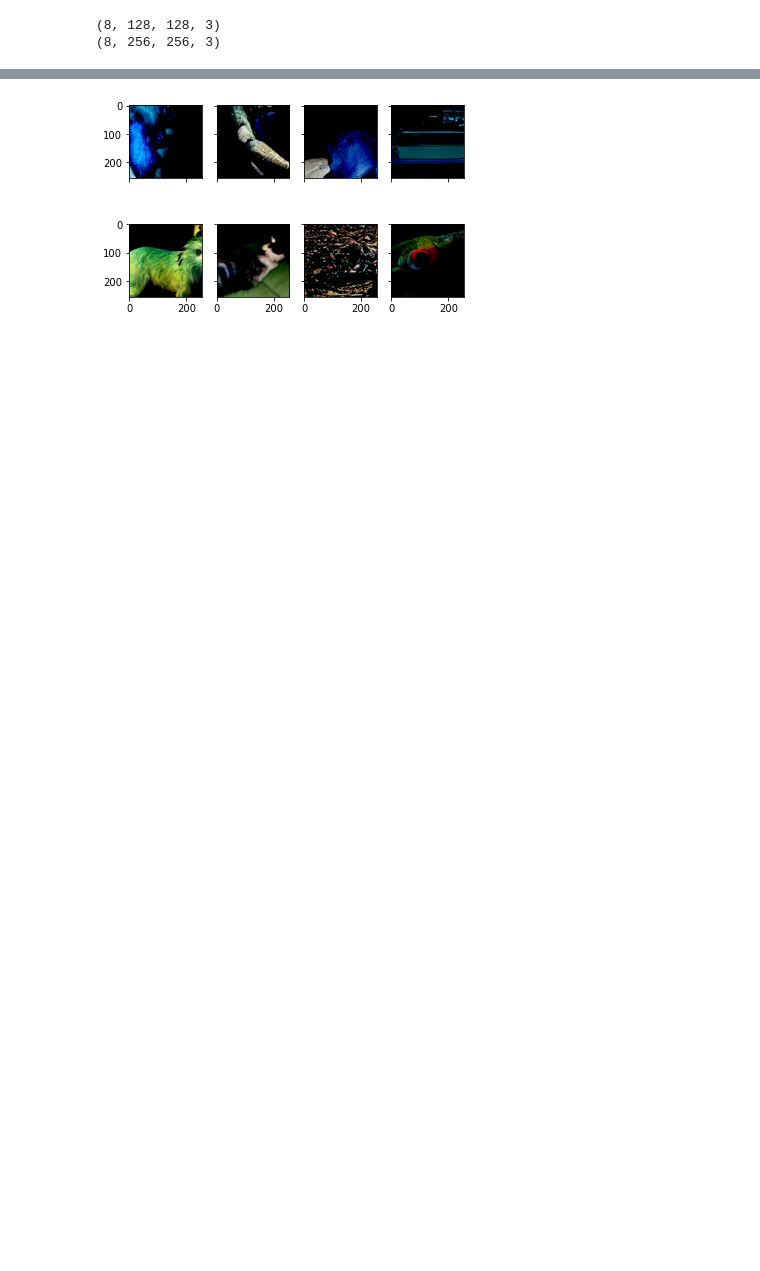
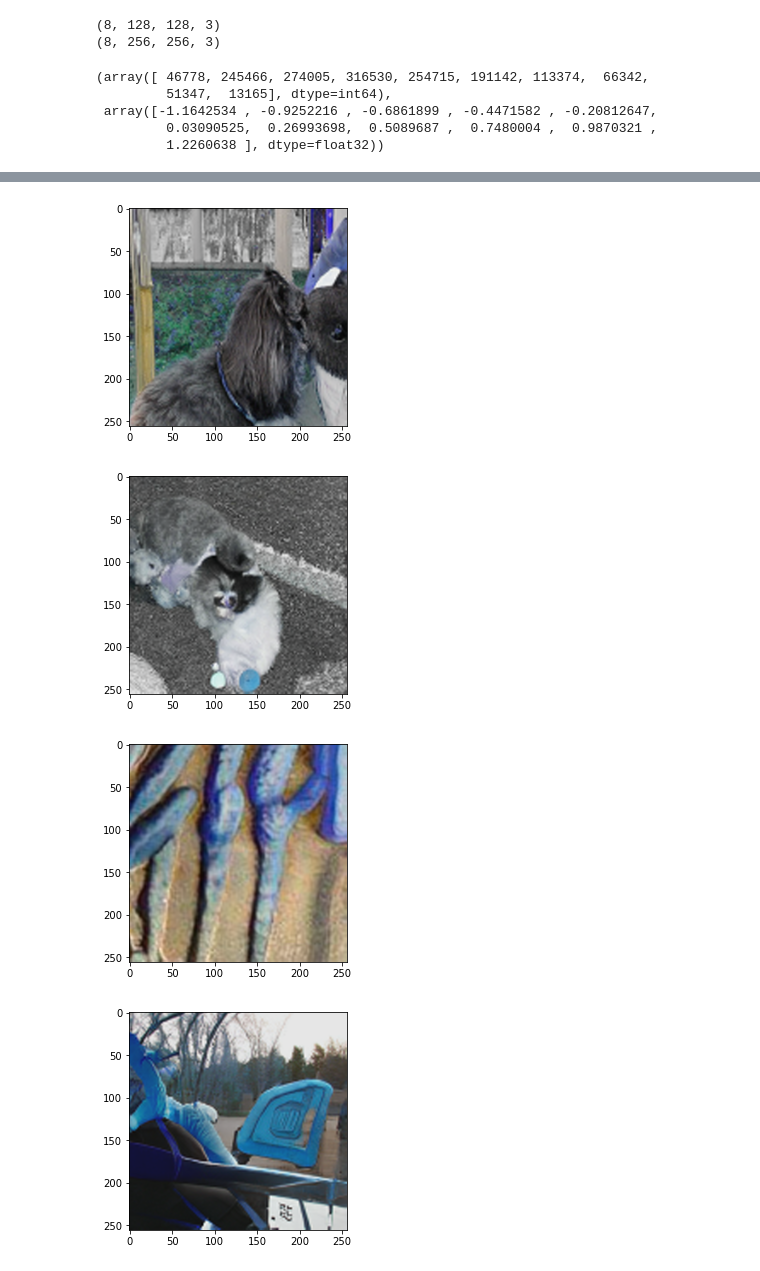
Before and after one commit to tingsyo/gpt2-zhtw, a Jupyter notebook: notebooks/20211207_graphics_from_text.ipynb, the cells around one changed output, grey strips where cells are left out. Drawn from its saved outputs; the diff is of its cells as text; code cells hidden in the pictures; blank space fills up the shorter version.

Commit message:
- updated notebooks/20211207_graphics_from_text.ipynb - added utils/dp1_retrieve_prossed_data.py - added utils/dp2_generate_poem_from_data.py

```diff
--- a/notebooks/20211207_graphics_from_text.ipynb
+++ b/notebooks/20211207_graphics_from_text.ipynb
@@ -34,0 +43,10 @@ KeysView(_SignatureMap({'encode': <ConcreteFunction pruned(x) at 0x...>, 'discri
+# %%
+import tensorflow as tf
+import tensorflow_hub as hub
+
+model_url = 'https://tfhub.dev/deepmind/bigbigan-resnet50/1'
+local_model_url = 'D:/workspace/image_generation_models/biggan-resnet50/'
+
+model = tf.saved_model.load(local_model_url)
+print(model)
+print(model.signatures.keys())
@@ -45,15 +71,24 @@ print(gen_samples['upsampled'].shape)
 # %% [output]
 (8, 128, 128, 3)
 (8, 256, 256, 3)
+# %%
+%matplotlib inline
+import matplotlib.pyplot as plt
+import numpy as np
+
+images = np.array(gen_samples['upsampled'])
+
+np.histogram(images.flatten())
+# %% [output]
+(array([ 46778, 245466, 274005, 316530, 254715, 191142, 113374,  66342,
+         51347,  13165], dtype=int64),
+ array([-1.1642534 , -0.9252216 , -0.6861899 , -0.4471582 , -0.20812647,
+         0.03090525,  0.26993698,  0.5089687 ,  0.7480004 ,  0.9870321 ,
+         1.2260638 ], dtype=float32))
 # %%
-%matplotlib inline
-import matplotlib.pyplot as plt
-import numpy as np
-
-images = np.array(gen_samples['upsampled'])
-
-fig, axs = plt.subplots(2, 4, sharex=True, sharey=True)
 for i in range(images.shape[0]):
-    axs[int(i/4), i%4].imshow(np.flip(images[i,:,:,:],2))
-plt.show()
+    tmp = np.flip(images[i,:,:,:],2)
+    tmp = (tmp-np.min(tmp))/(np.max(tmp)-np.min(tmp))
+    plt.imshow(tmp)
+    plt.show()
 # %% [output]
@@ -68 +95,4 @@ WARNING:matplotlib.image:Clipping input data to the valid range for imshow with
-[figure, old version]
+[figure, new version]
+[figure, added]
+[figure, added]
+[figure, added]
```
Also changed, not shown: parts of 13 cells of this notebook, 2 other files.
